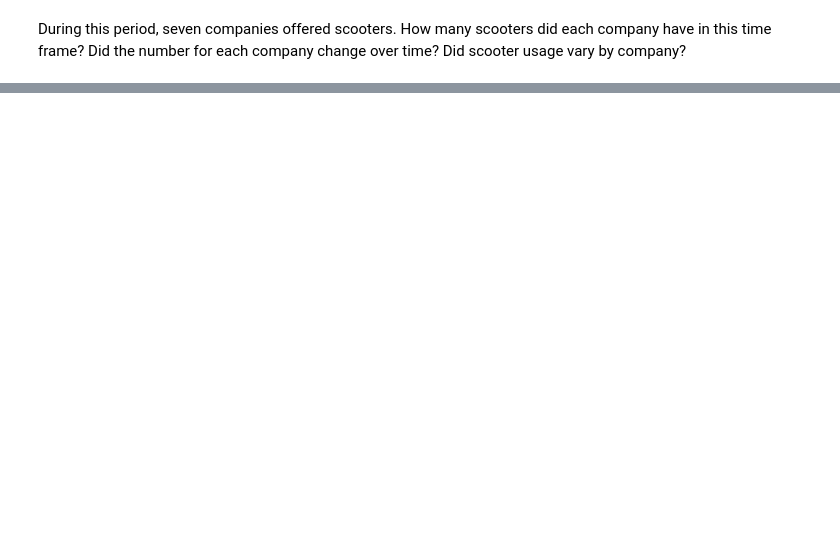
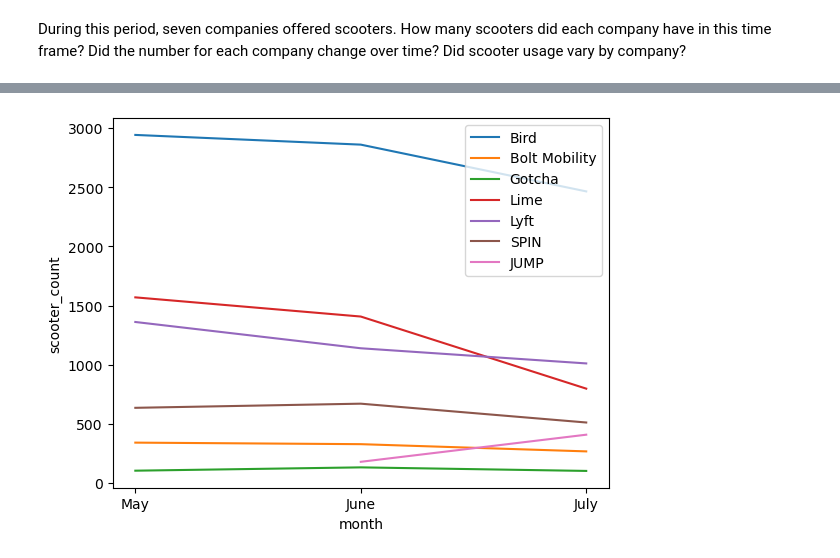
Before and after one commit to brookejackson23/nashville_scooters-dda9_ducks, a Jupyter notebook: question1.ipynb, the cells around one changed output, grey strips where cells are left out. Saved outputs shown, nothing was run; the diff lists cells and outputs as text; code cells hidden in the pictures; blank space fills up the shorter version.

```diff
--- a/question1.ipynb
+++ b/question1.ipynb
@@ -68,6 +157,8 @@ fullcounts_by_m
 # %%
-sns.lineplot(data=fullcounts_by_m, x="month", y="count", hue="companyname")
+sns.lineplot(data=fullcounts_by_m, x="month", y="scooter_count", hue="company")
 
 plt.legend()
 plt.show()
+# %% [output]
+[figure, added]
 # %%
```
Also changed, not shown: parts of 12 cells of this notebook.
